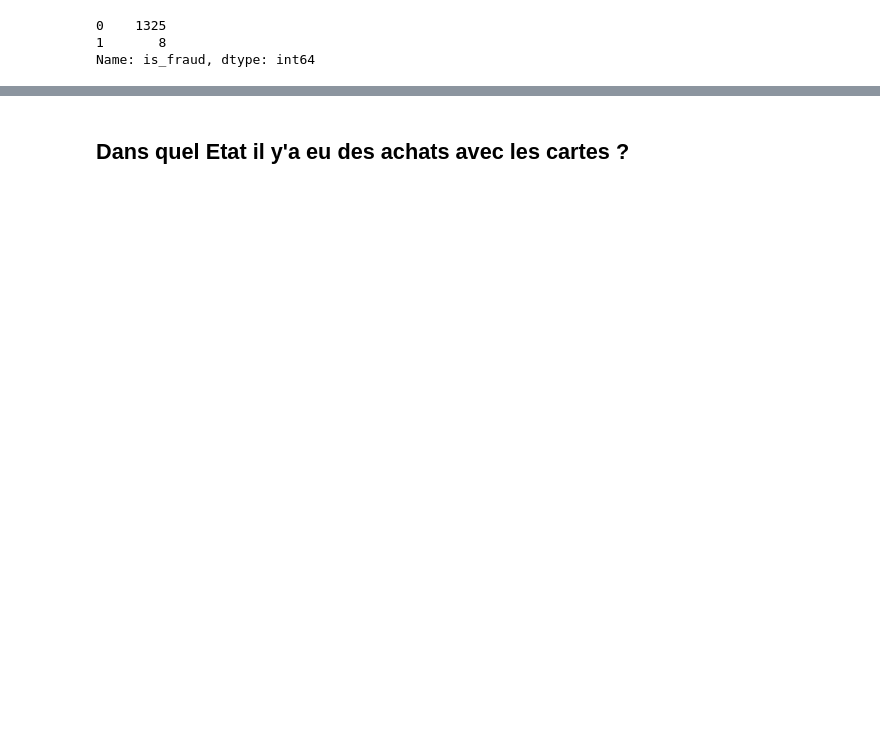
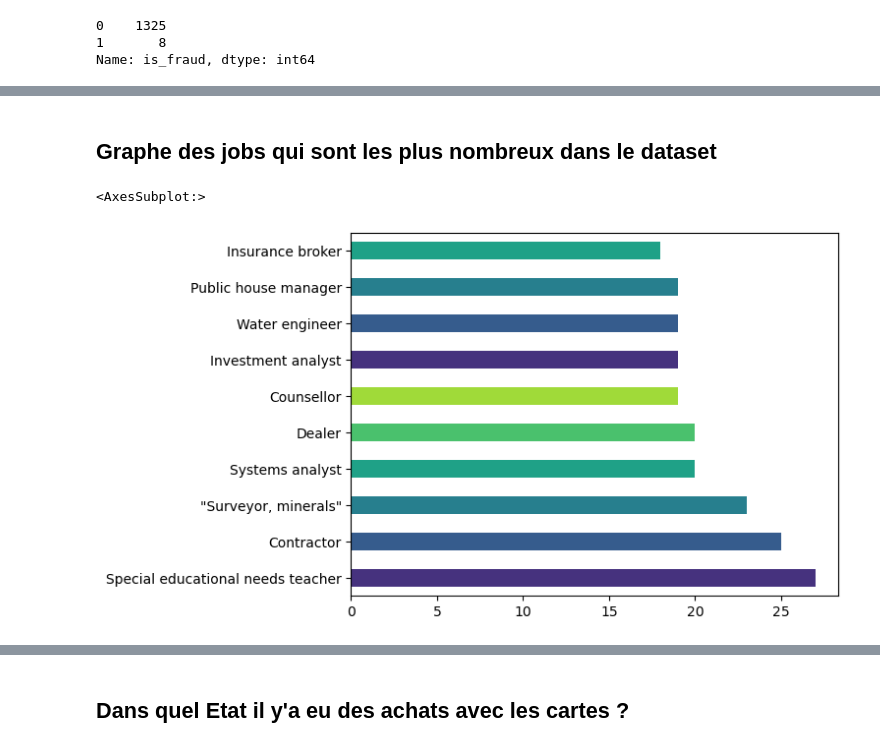
Before and after one commit to AbdoulAzizBaoula/creditCardFraude, a Jupyter notebook: index.ipynb, the cells around one changed output, grey strips where cells are left out. Cells and saved outputs as stored; diff of their text form; code cells hidden in the pictures; blank space fills up the shorter version.

```diff
--- a/index.ipynb
+++ b/index.ipynb
@@ -111,0 +163,7 @@ array([[<AxesSubplot:title={'center':'is_fraud'}>]], dtype=object)
+# %% [markdown]
+## Graphe des jobs qui sont les plus nombreux dans le dataset
+# %%
+df['job'].value_counts().nlargest(10).plot(kind='barh', color=sns.color_palette("viridis"))
+# %% [output]
+<AxesSubplot:>
+[figure, added]
```
Also changed, not shown: parts of 67 cells of this notebook, 17 other files.
